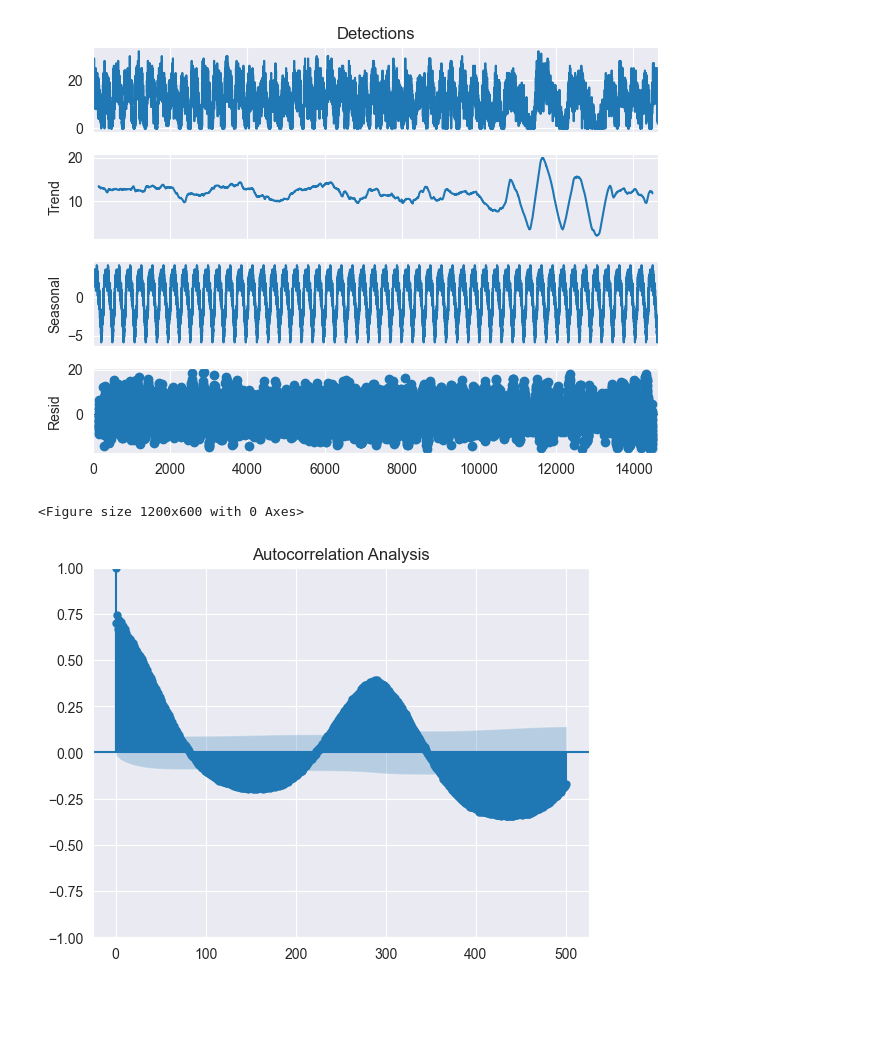
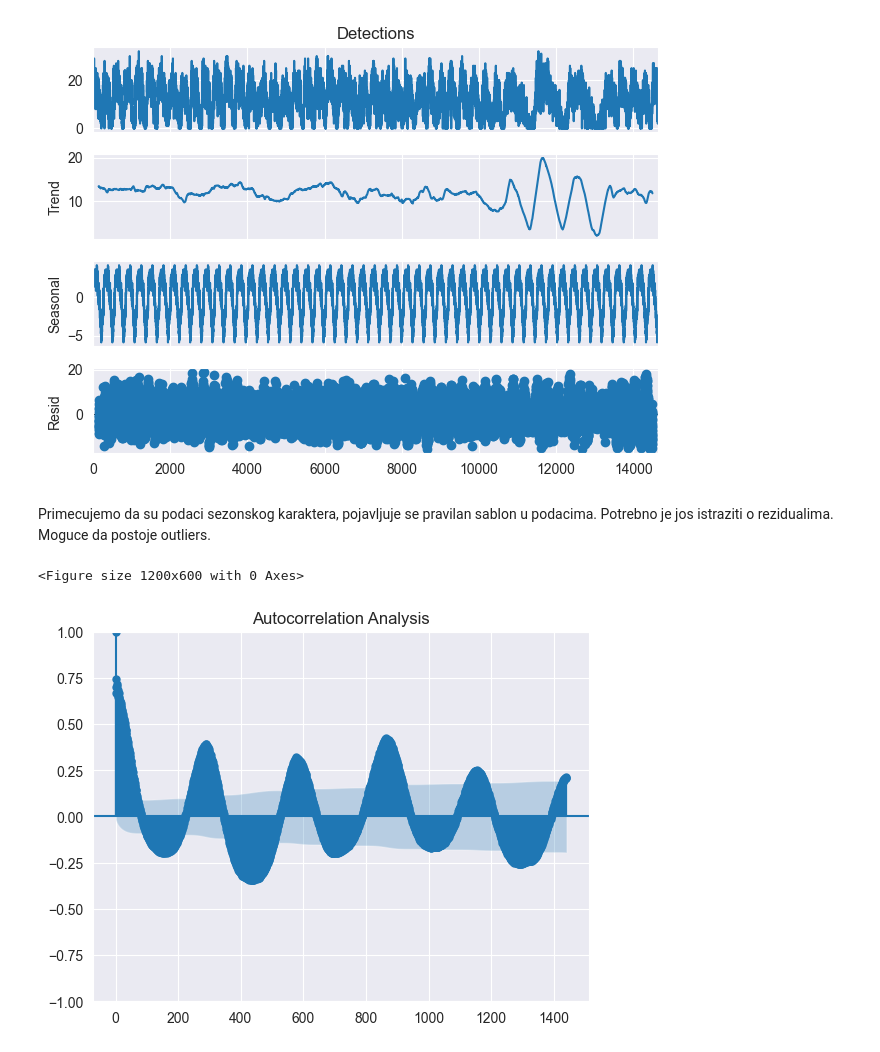
Before and after one commit to pavleglusac/SIAP-NM, a Jupyter notebook: eda.ipynb, the cells around one changed output. Cells and saved outputs as stored; diff of their text form; code cells hidden in the pictures; blank space fills up the shorter version.

```diff
--- a/eda.ipynb
+++ b/eda.ipynb
@@ -141,8 +152,6 @@ plt.show()
 # %%
-# Assuming 'Timestamp' is the index and 'Detections' is the target variable
-df['Rolling_Mean'] = df['Detections'].rolling(window=24).mean()  # Adjust the window size as needed
-
-# Plotting the trend
+df['Rolling_Mean'] = df['Detections'].rolling(window=12).mean()
+# TODO: X osa
 plt.figure(figsize=(12,6))
 plt.plot(df['Detections'], label='Original')
 plt.plot(df['Rolling_Mean'], color='red', label='Rolling Mean')
@@ -162,11 +173,13 @@ decomposition.plot()
 plt.show()
 # %% [output]
 [figure]
+# %% [markdown]
+Primecujemo da su podaci sezonskog karaktera, pojavljuje se pravilan sablon u podacima. Potrebno je jos istraziti o rezidualima. Moguce da postoje outliers.
 # %%
 plt.figure(figsize=(12,6))
-plot_acf(df['Detections'], lags=500)
+plot_acf(df['Detections'], lags=288*5)
 plt.title('Autocorrelation Analysis')
 plt.show()
 # %% [output]
 <Figure size 1200x600 with 0 Axes>
-[figure, old version]
+[figure, new version]
```
Also changed, not shown: parts of 36 cells of this notebook, 4 other files.
